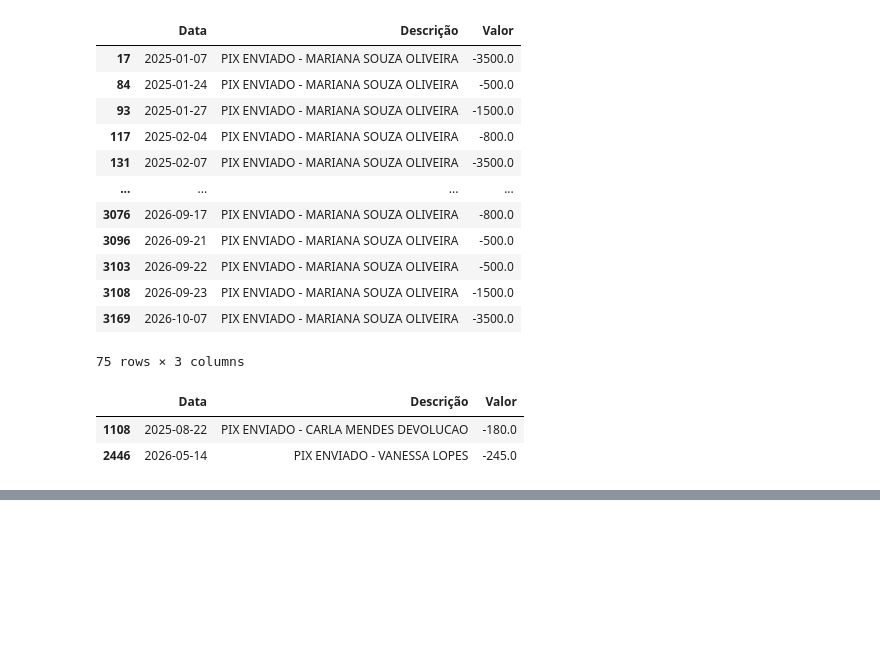
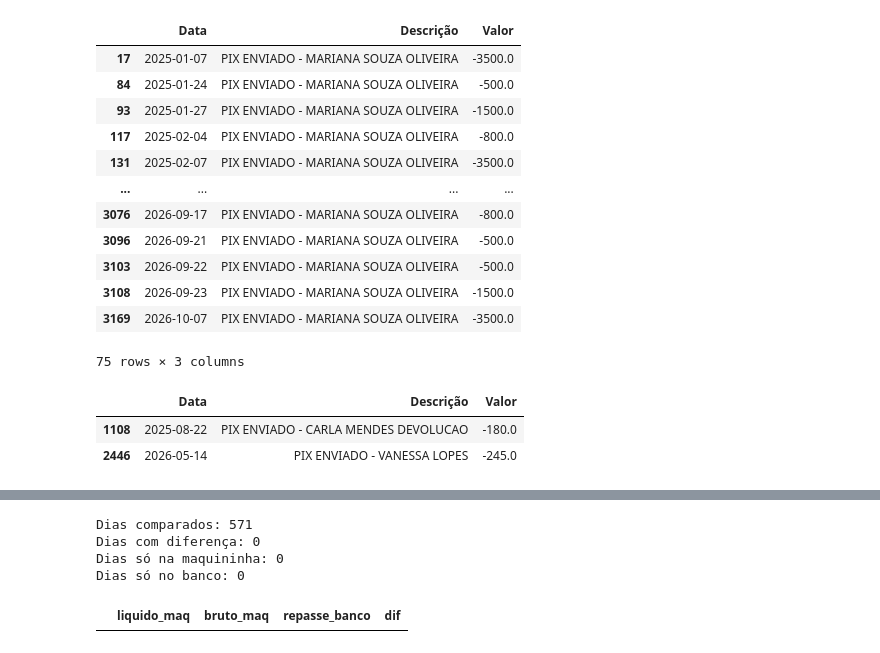
Before and after one commit to Le-Costa/Analise_financeira_confeitaria, a Jupyter notebook: notebooks/tabela de natureza.ipynb, the cells around one changed output, grey strips where cells are left out. Saved outputs shown, nothing was run; the diff lists cells and outputs as text; code cells hidden in the pictures; blank space fills up the shorter version.

```diff
--- a/notebooks/tabela de natureza.ipynb
+++ b/notebooks/tabela de natureza.ipynb
@@ -475,0 +476,28 @@ display(ext[ext["contraparte"].str.contains(nome, na=False)][["Data", "Descriç
+# %%
+#a ideia é que a linha do extrato seja a somaa daas vends em pix da maaquininha daquele dia. As duas bases devem mostrar o mesmo valor
+
+# 1. maquininha: vendas em pix (sem as canceladas), somadas por data de recebimento
+maq_pix = maq[(maq["Tipo pagamento"] == "Pix") & (maq["Status"] != "Cancelada")]   # ajuste os rótulos ao seu de-para
+maq_dia = (maq_pix.groupby(maq_pix["Data recebimento"].dt.normalize())
+                  .agg(liquido_maq=("Valor liquido", "sum"), bruto_maq=("Valor bruto", "sum"))
+                  .round(2))
+
+# 2. extrato: repasses de pix da maquininha, somados por dia
+ext_pix = ext[ext["Descrição"] == "VENDAS PIX MAQUININHA - REPASSE"]
+ext_dia = ext_pix.groupby(ext_pix["Data"].dt.normalize())["Valor"].sum().round(2).rename("repasse_banco")
+
+# 3. lado a lado
+comp = pd.concat([maq_dia, ext_dia], axis=1)
+comp["dif"] = (comp["repasse_banco"] - comp["liquido_maq"]).round(2)
+
+print("Dias comparados:", len(comp))
+print("Dias com diferença:", (comp["dif"].abs() > 0.01).sum())
+print("Dias só na maquininha:", comp["repasse_banco"].isna().sum())
+print("Dias só no banco:", comp["liquido_maq"].isna().sum())
+display(comp[comp["dif"].abs() > 0.01].head(10))
+# %% [output]
+Dias comparados: 571
+Dias com diferença: 0
+Dias só na maquininha: 0
+Dias só no banco: 0
+|  | liquido_maq | bruto_maq | repasse_banco | dif |
```
Also changed, not shown: parts of 6 cells of this notebook, 2 other files.
